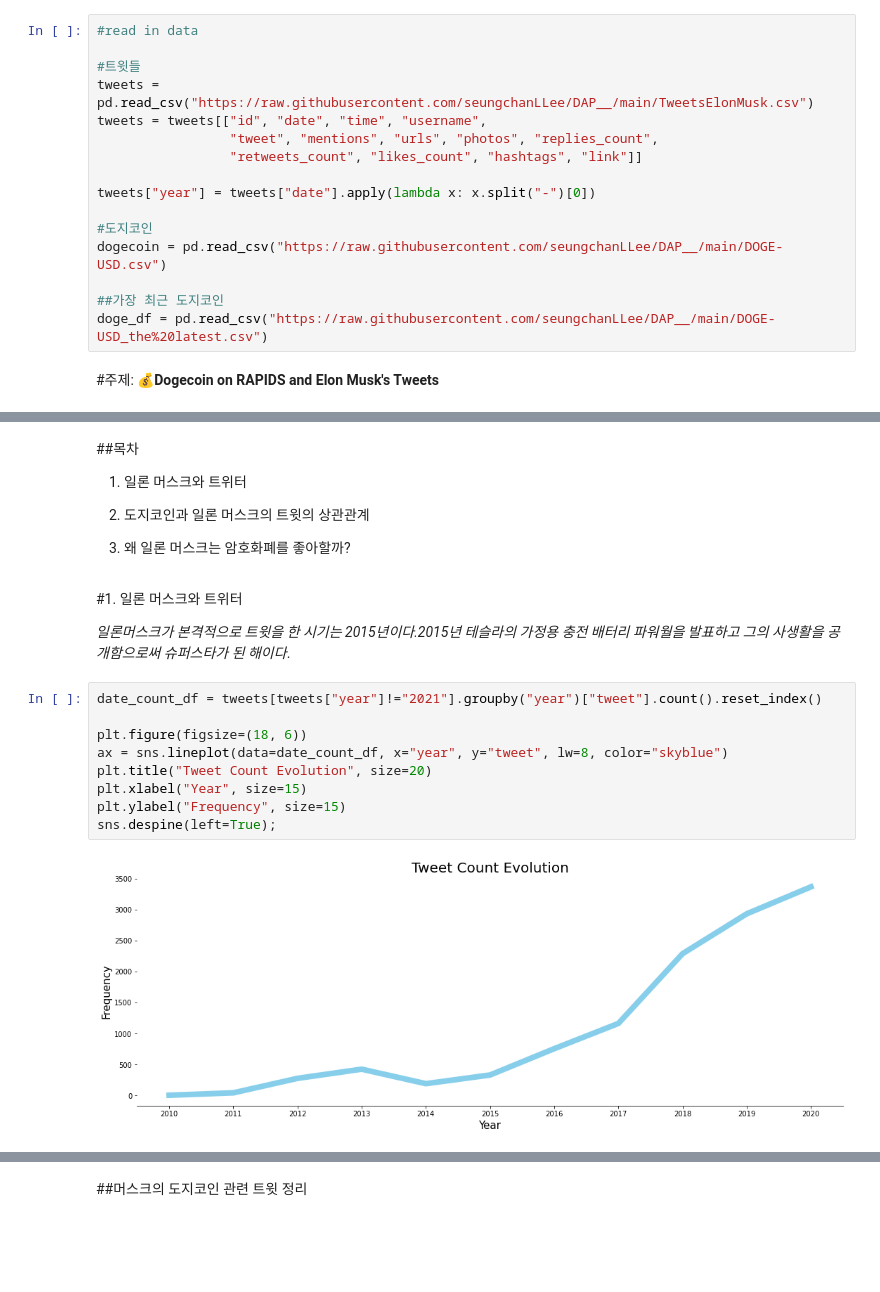
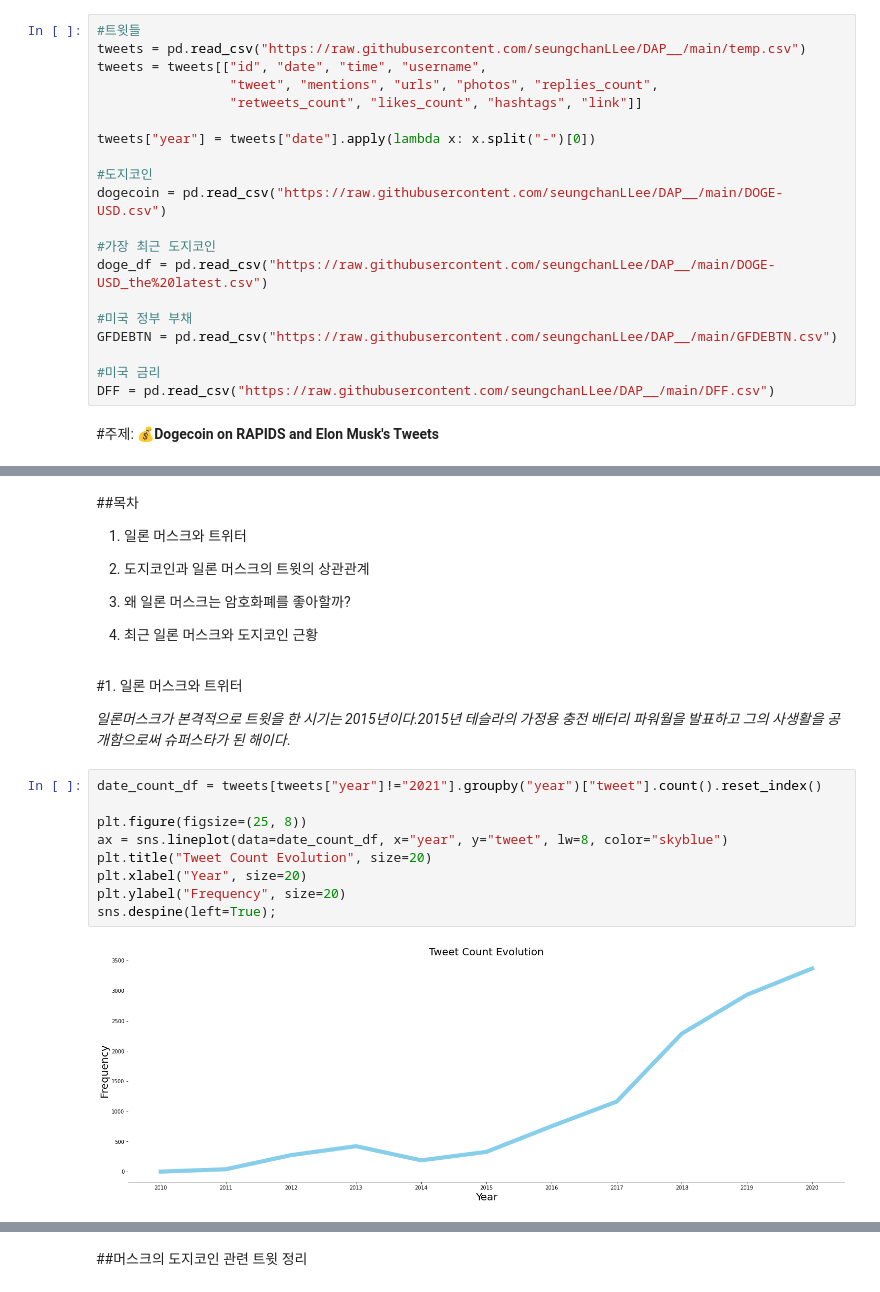
Before and after one commit to seungchanLLee/DAP__, a Jupyter notebook: Final_Project.ipynb, the cells around one changed output, grey strips where cells are left out. Drawn from its saved outputs; the diff is of its cells as text; blank space fills up the shorter version.

```diff
--- a/Final_Project.ipynb
+++ b/Final_Project.ipynb
@@ -21,8 +18,6 @@ class color:
 # %%
-#read in data
-
 #트윗들
-tweets = pd.read_csv("https://raw.githubusercontent.com/seungchanLLee/DAP__/main/TweetsElonMusk.csv")
+tweets = pd.read_csv("https://raw.githubusercontent.com/seungchanLLee/DAP__/main/temp.csv")
 tweets = tweets[["id", "date", "time", "username",
                  "tweet", "mentions", "urls", "photos", "replies_count",
                  "retweets_count", "likes_count", "hashtags", "link"]]
@@ -32,8 +27,14 @@ tweets["year"] = tweets["date"].apply(lambda x: x.split("-")[0])
 #도지코인
 dogecoin = pd.read_csv("https://raw.githubusercontent.com/seungchanLLee/DAP__/main/DOGE-USD.csv")
 
-##가장 최근 도지코인
+#가장 최근 도지코인
 doge_df = pd.read_csv("https://raw.githubusercontent.com/seungchanLLee/DAP__/main/DOGE-USD_the%20latest.csv")
+
+#미국 정부 부채
+GFDEBTN = pd.read_csv("https://raw.githubusercontent.com/seungchanLLee/DAP__/main/GFDEBTN.csv")
+
+#미국 금리
+DFF = pd.read_csv("https://raw.githubusercontent.com/seungchanLLee/DAP__/main/DFF.csv")
 # %% [markdown]
 #주제: 💰**Dogecoin on RAPIDS and Elon Musk's Tweets**
 # %% [markdown]
@@ -48,6 +49,9 @@ doge_df = pd.read_csv("https://raw.githubusercontent.com/seungchanLLee/DAP__/mai
 
 
 3. 왜 일론 머스크는 암호화폐를 좋아할까?
+
+
+4. 최근 일론 머스크와 도지코인 근황
 # %% [markdown]
 #1. 일론 머스크와 트위터
 
@@ -55,11 +59,11 @@ doge_df = pd.read_csv("https://raw.githubusercontent.com/seungchanLLee/DAP__/mai
 # %%
 date_count_df = tweets[tweets["year"]!="2021"].groupby("year")["tweet"].count().reset_index()
 
-plt.figure(figsize=(18, 6))
+plt.figure(figsize=(25, 8))
 ax = sns.lineplot(data=date_count_df, x="year", y="tweet", lw=8, color="skyblue")
 plt.title("Tweet Count Evolution", size=20)
-plt.xlabel("Year", size=15)
-plt.ylabel("Frequency", size=15)
+plt.xlabel("Year", size=20)
+plt.ylabel("Frequency", size=20)
 sns.despine(left=True);
 # %% [output]
-[figure, old version]
+[figure, new version]
```
Also changed, not shown: parts of 21 cells of this notebook.
